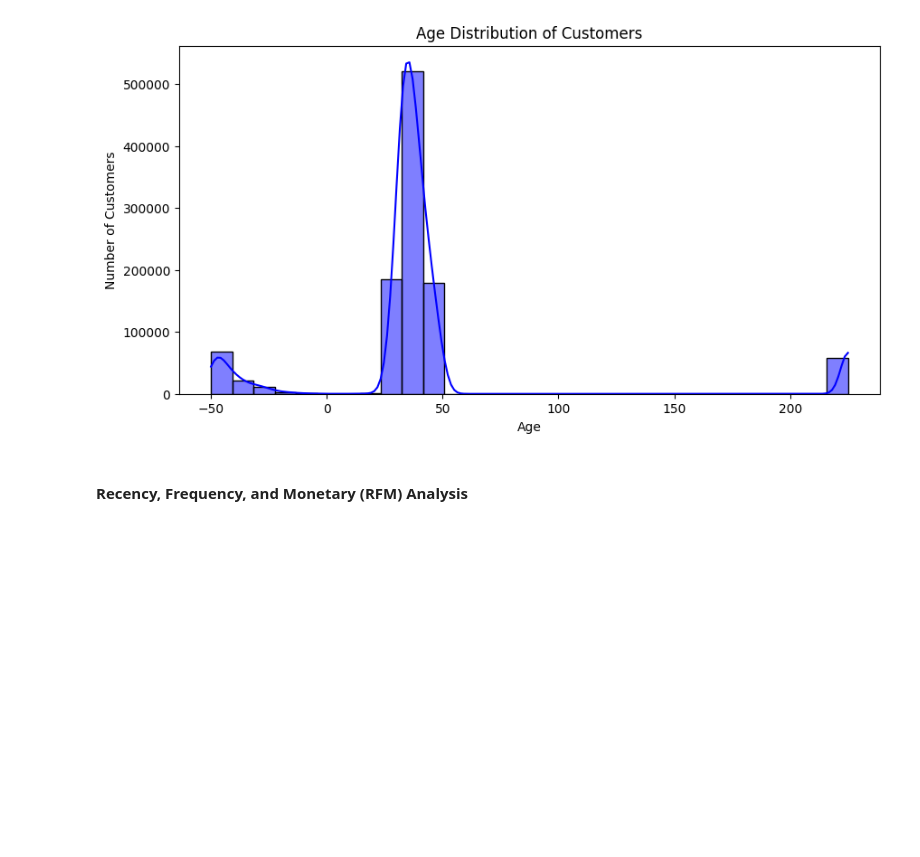
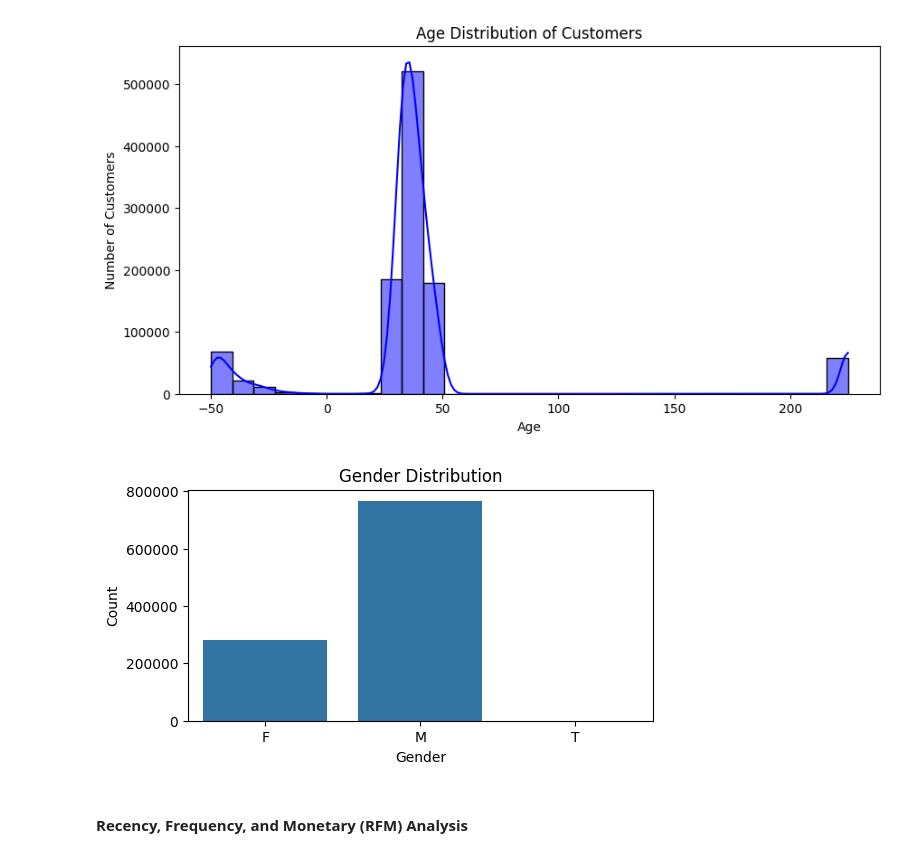
Before and after one commit to ghsaberr/customer-segmentation-personalization, a Jupyter notebook: customer-segmentation-personalization.ipynb, the cells around one changed output. Saved outputs shown, nothing was run; the diff lists cells and outputs as text; code cells hidden in the pictures; blank space fills up the shorter version.

```diff
--- a/customer-segmentation-personalization.ipynb
+++ b/customer-segmentation-personalization.ipynb
@@ -209,6 +202,16 @@ plt.ylabel('Number of Customers')
 plt.show()
 # %% [output]
 [figure]
+# %%
+# Gender bar plot
+plt.figure(figsize=(6, 3))
+sns.countplot(x='CustGender', data=df)
+plt.title('Gender Distribution')
+plt.xlabel('Gender')
+plt.ylabel('Count')
+plt.show()
+# %% [output]
+[figure, added]
 # %% [markdown]
 #### Recency, Frequency, and Monetary (RFM) Analysis
 # %%
```
Also changed, not shown: parts of 4 cells of this notebook.
